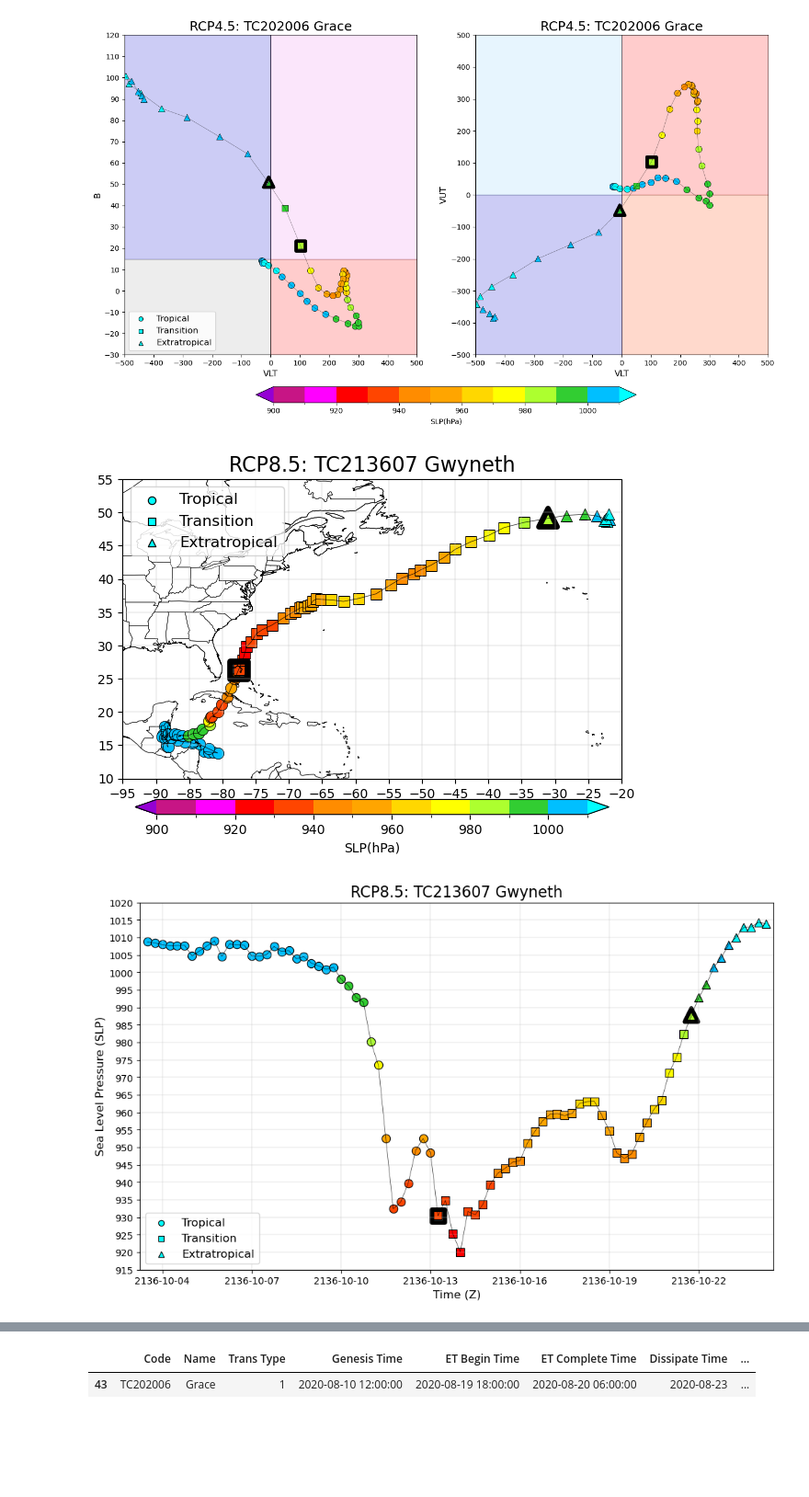
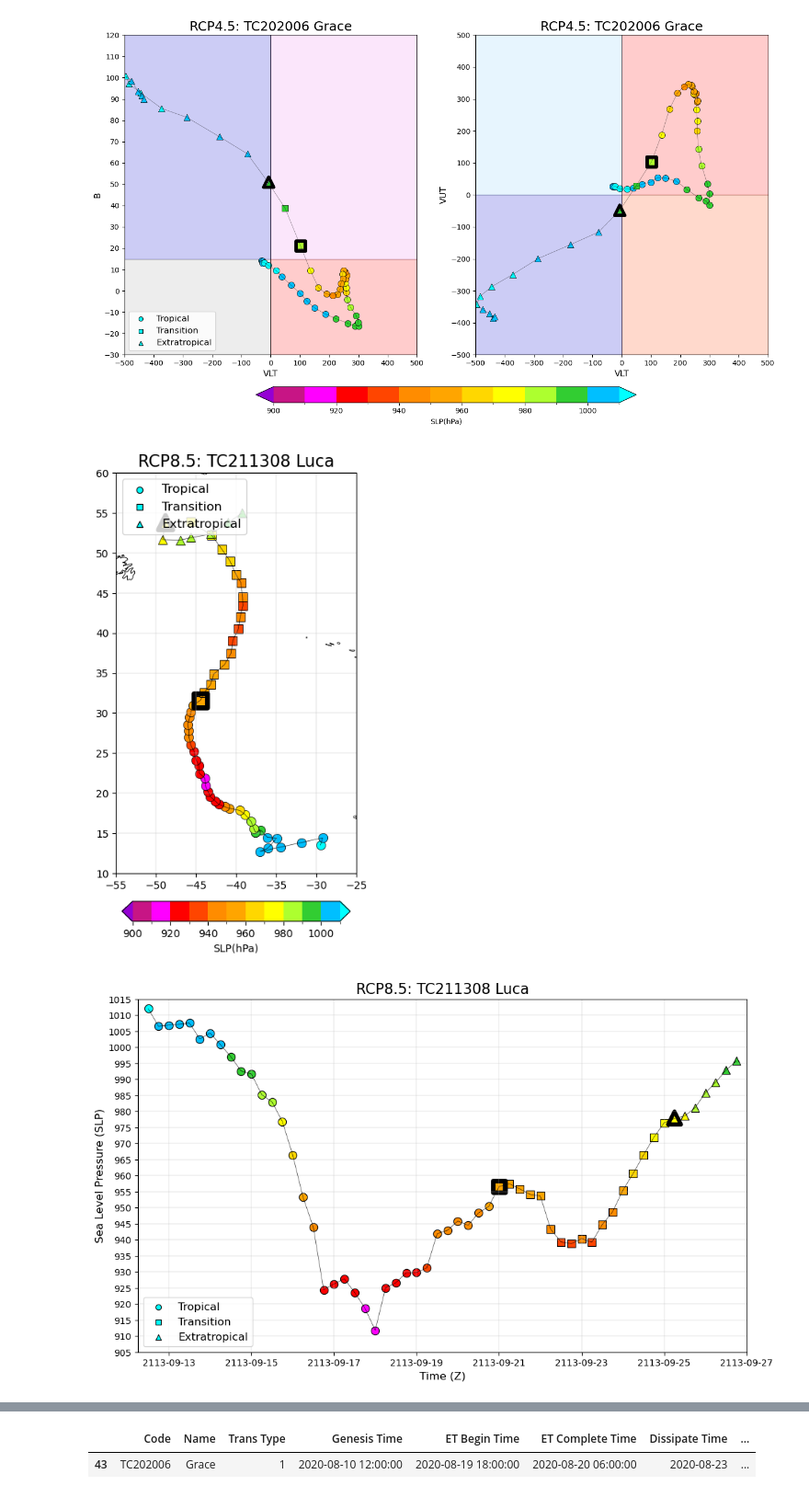
Before and after one commit to Luigi728/ExtraTrack_Github, a Jupyter notebook: RCP_Analysis/RCP_Analysis_V6.2.1.ipynb, the cells around one changed output, grey strips where cells are left out. Shown at 92% size. Cells and saved outputs as stored; diff of their text form; code cells hidden in the pictures; blank space fills up the shorter version.

```diff
--- a/RCP_Analysis/RCP_Analysis_V6.2.1.ipynb
+++ b/RCP_Analysis/RCP_Analysis_V6.2.1.ipynb
@@ -366,10 +366,10 @@ Plot_Cyclone_Phase(Code, RCP45_Data, RCP45_ET, SLP_Bounds, SLP_Colours, 3, True,
 [figure]
 # %%
 # Input Code
-Code = 'TC213607'
+Code = 'TC211308'
 Plot_Cyclone_Track(Code, RCP85_Data, RCP85_ET, SLP_Bounds, SLP_Colours, 2, True, "RCP8.5", False, (7,7))
 Plot_Cyclone_SLP(Code, RCP85_Data, RCP85_ET, SLP_Bounds, SLP_Colours, 3, True, "RCP8.5", False)
 Plot_Cyclone_Phase(Code, RCP85_Data, RCP85_ET, SLP_Bounds, SLP_Colours, 3, True, "RCP8.5", False)
 # %% [output]
-[figure, old version]
+[figure, new version]
-[figure, old version]
+[figure, new version]
```
Also changed, not shown: parts of 3 cells of this notebook, 5 other files.
